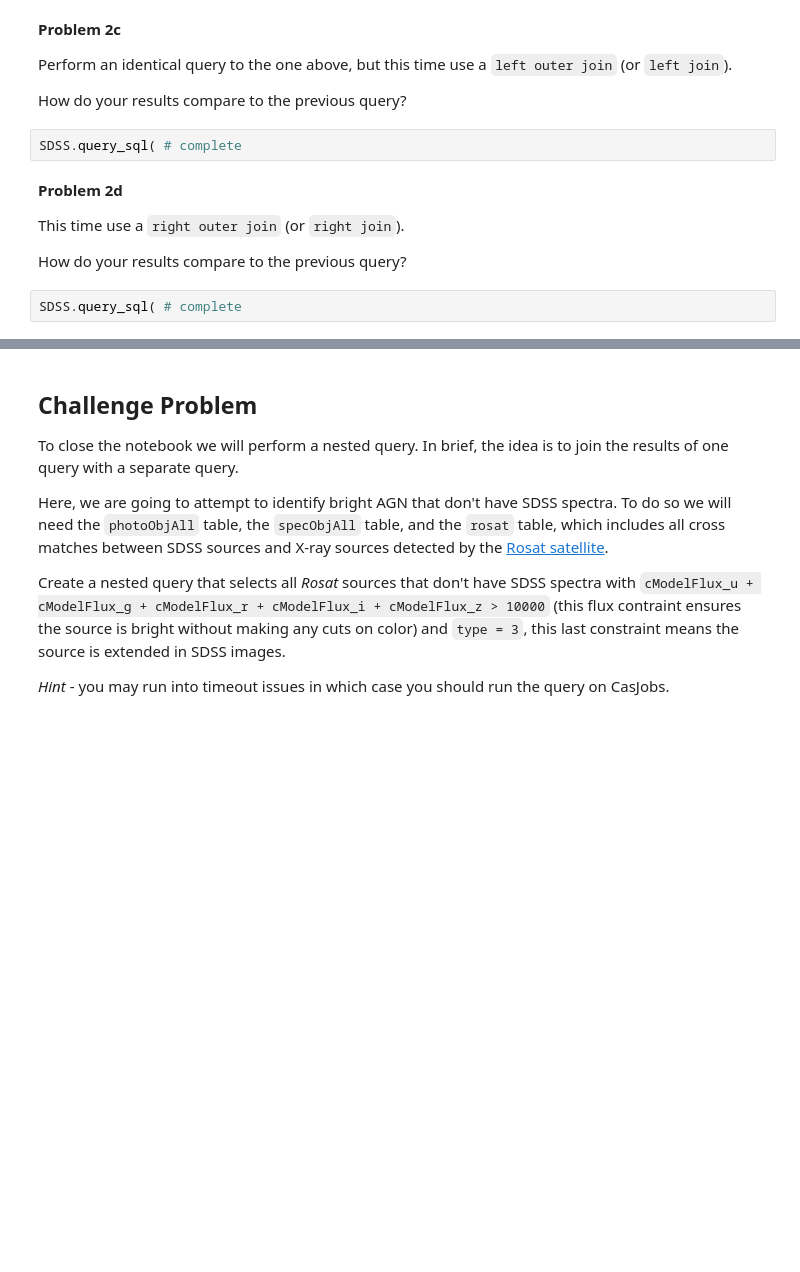
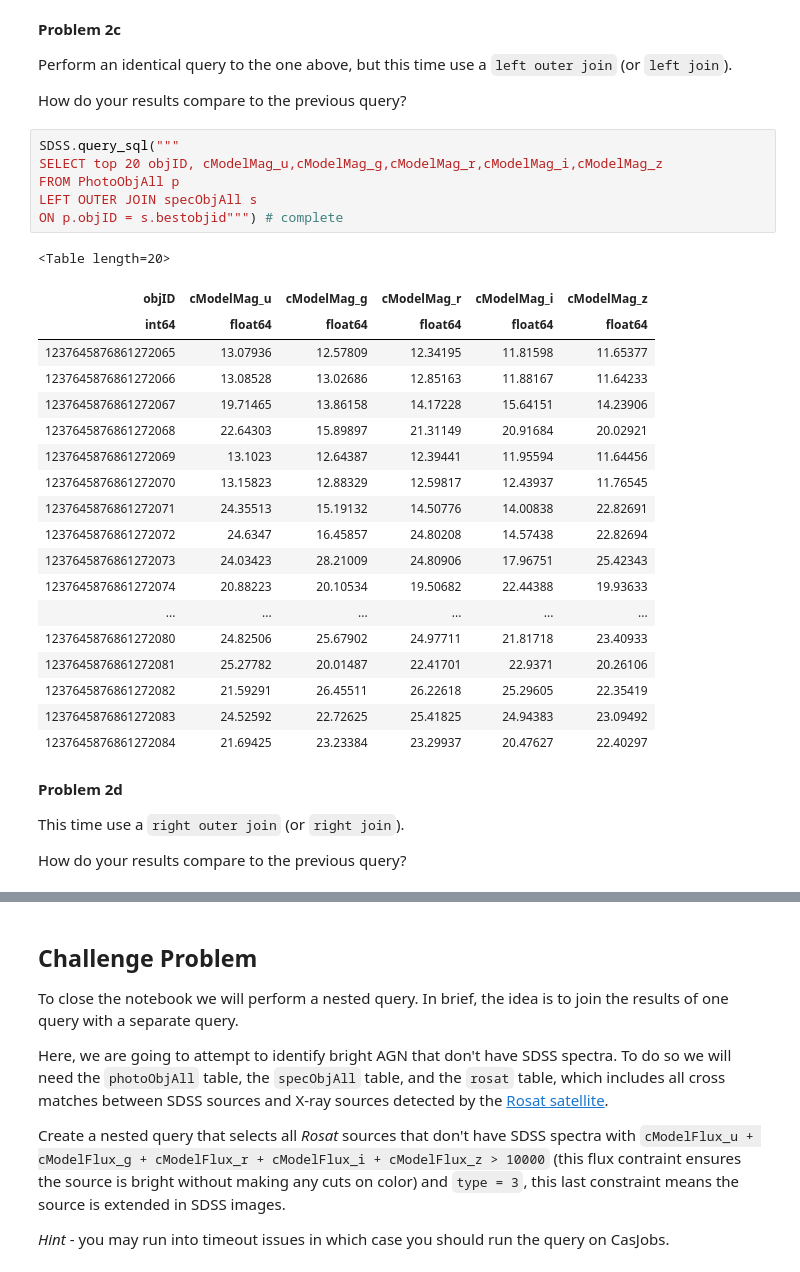
Before and after one commit to d-giles/LSSTC-DSFP-Sessions, a Jupyter notebook: Session8/Day1/IntroToSQLite.ipynb, the cells around one changed output, grey strips where cells are left out. Saved outputs shown, nothing was run; the diff lists cells and outputs as text; blank space fills up the shorter version.

```diff
--- a/Session8/Day1/IntroToSQLite.ipynb
+++ b/Session8/Day1/IntroToSQLite.ipynb
@@ -240,13 +240,35 @@ ON p.objID = s.bestobjid""") # complete
 Perform an identical query to the one above, but this time use a `left outer join` (or `left join`).
 
 How do your results compare to the previous query?
-# %%
-SDSS.query_sql( # complete
+# %%
+SDSS.query_sql("""
+SELECT top 20 objID, cModelMag_u,cModelMag_g,cModelMag_r,cModelMag_i,cModelMag_z
+FROM PhotoObjAll p
+LEFT OUTER JOIN specObjAll s
+ON p.objID = s.bestobjid""") # complete
+# %% [output]
+<Table length=20>
+| objID | cModelMag_u | cModelMag_g | cModelMag_r | cModelMag_i | cModelMag_z |
+| int64 | float64 | float64 | float64 | float64 | float64 |
+| 1237645876861272065 | 13.07936 | 12.57809 | 12.34195 | 11.81598 | 11.65377 |
+| 1237645876861272066 | 13.08528 | 13.02686 | 12.85163 | 11.88167 | 11.64233 |
+| 1237645876861272067 | 19.71465 | 13.86158 | 14.17228 | 15.64151 | 14.23906 |
+| 1237645876861272068 | 22.64303 | 15.89897 | 21.31149 | 20.91684 | 20.02921 |
+| 1237645876861272069 | 13.1023 | 12.64387 | 12.39441 | 11.95594 | 11.64456 |
+| 1237645876861272070 | 13.15823 | 12.88329 | 12.59817 | 12.43937 | 11.76545 |
+| 1237645876861272071 | 24.35513 | 15.19132 | 14.50776 | 14.00838 | 22.82691 |
+| 1237645876861272072 | 24.6347 | 16.45857 | 24.80208 | 14.57438 | 22.82694 |
+| 1237645876861272073 | 24.03423 | 28.21009 | 24.80906 | 17.96751 | 25.42343 |
+| 1237645876861272074 | 20.88223 | 20.10534 | 19.50682 | 22.44388 | 19.93633 |
+| ... | ... | ... | ... | ... | ... |
+| 1237645876861272080 | 24.82506 | 25.67902 | 24.97711 | 21.81718 | 23.40933 |
+| 1237645876861272081 | 25.27782 | 20.01487 | 22.41701 | 22.9371 | 20.26106 |
+| 1237645876861272082 | 21.59291 | 26.45511 | 26.22618 | 25.29605 | 22.35419 |
+| 1237645876861272083 | 24.52592 | 22.72625 | 25.41825 | 24.94383 | 23.09492 |
+| 1237645876861272084 | 21.69425 | 23.23384 | 23.29937 | 20.47627 | 22.40297 |
 # %% [markdown]
 **Problem 2d**
 
 This time use a `right outer join` (or `right join`).
 
 How do your results compare to the previous query?
-# %%
-SDSS.query_sql( # complete
```
Also changed, not shown: parts of 1 cell of this notebook.
